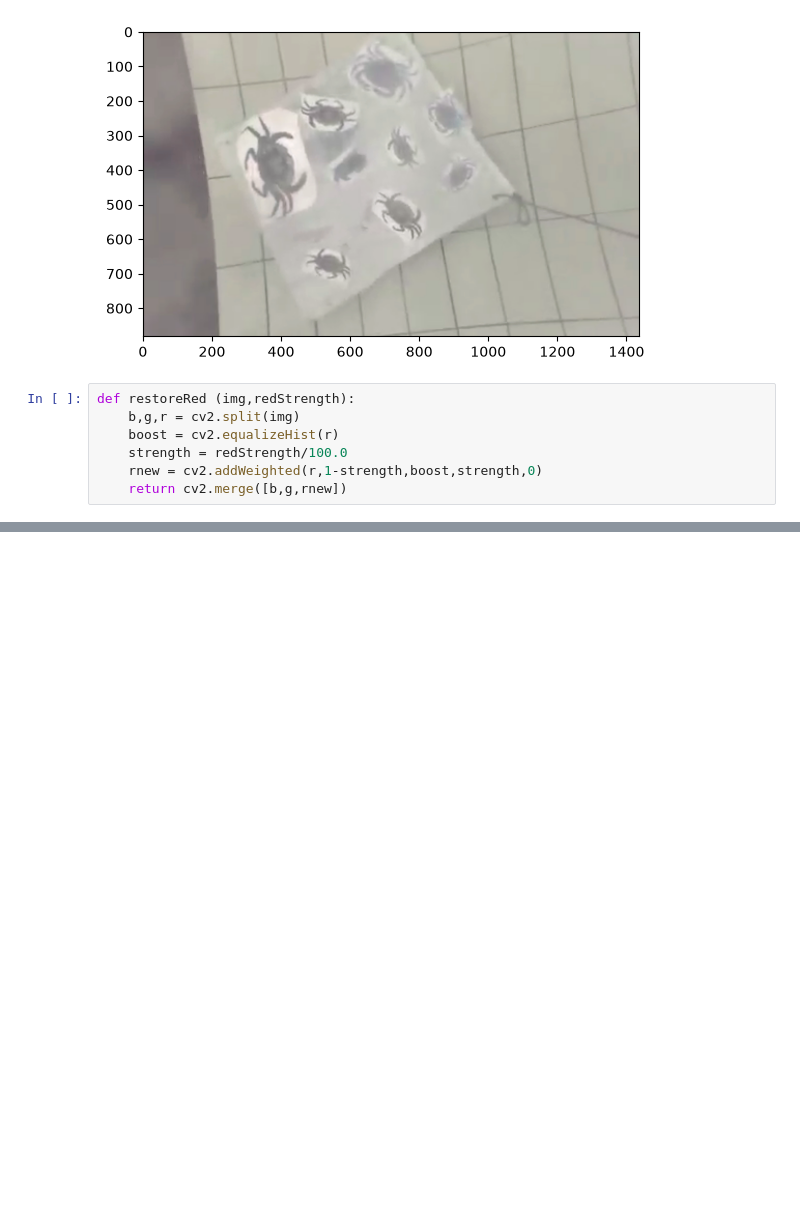
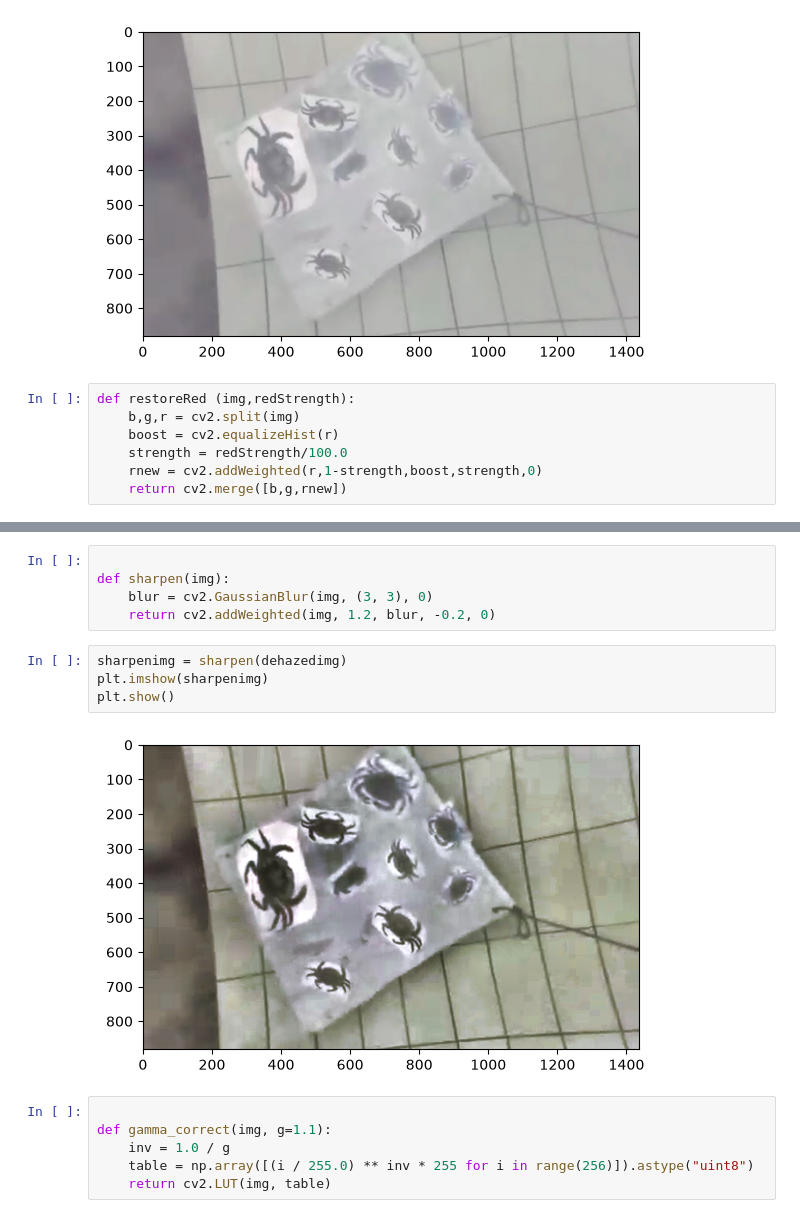
Before and after one commit to rokaia1692006/disparityMap_depthEstimation, a Jupyter notebook: code.ipynb, the cells around one changed output, grey strips where cells are left out. Drawn from its saved outputs; the diff is of its cells as text; blank space fills up the shorter version.

```diff
--- a/code.ipynb
+++ b/code.ipynb
@@ -63,0 +88,17 @@ plt.show()
+# %%
+
+def sharpen(img):
+    blur = cv2.GaussianBlur(img, (3, 3), 0)
+    return cv2.addWeighted(img, 1.2, blur, -0.2, 0)
+# %%
+sharpenimg = sharpen(dehazedimg)
+plt.imshow(sharpenimg)
+plt.show()
+# %% [output]
+[figure, added]
+# %%
+
+def gamma_correct(img, g=1.1):
+    inv = 1.0 / g
+    table = np.array([(i / 255.0) ** inv * 255 for i in range(256)]).astype("uint8")
+    return cv2.LUT(img, table)
```
Also changed, not shown: parts of 8 cells of this notebook.
